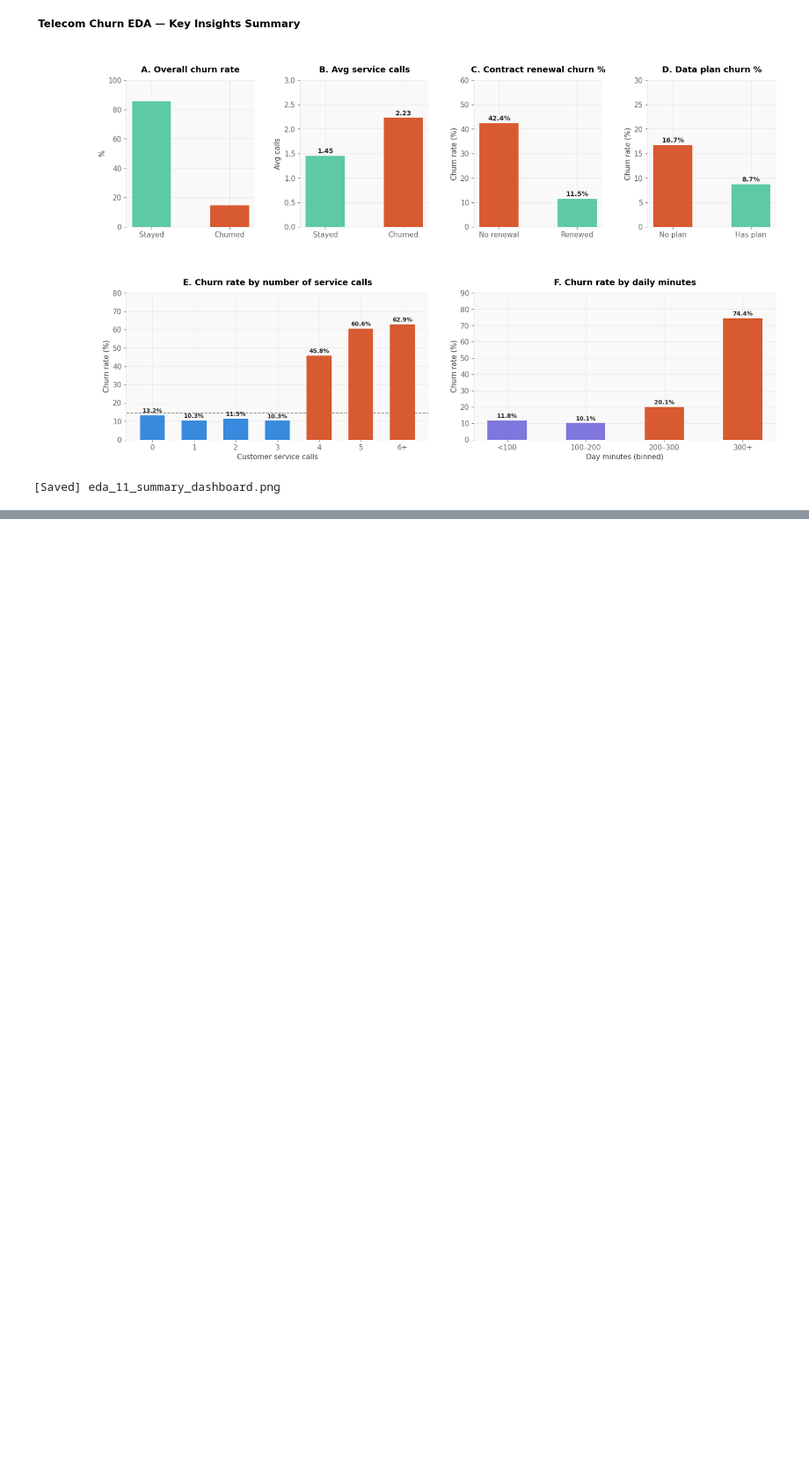
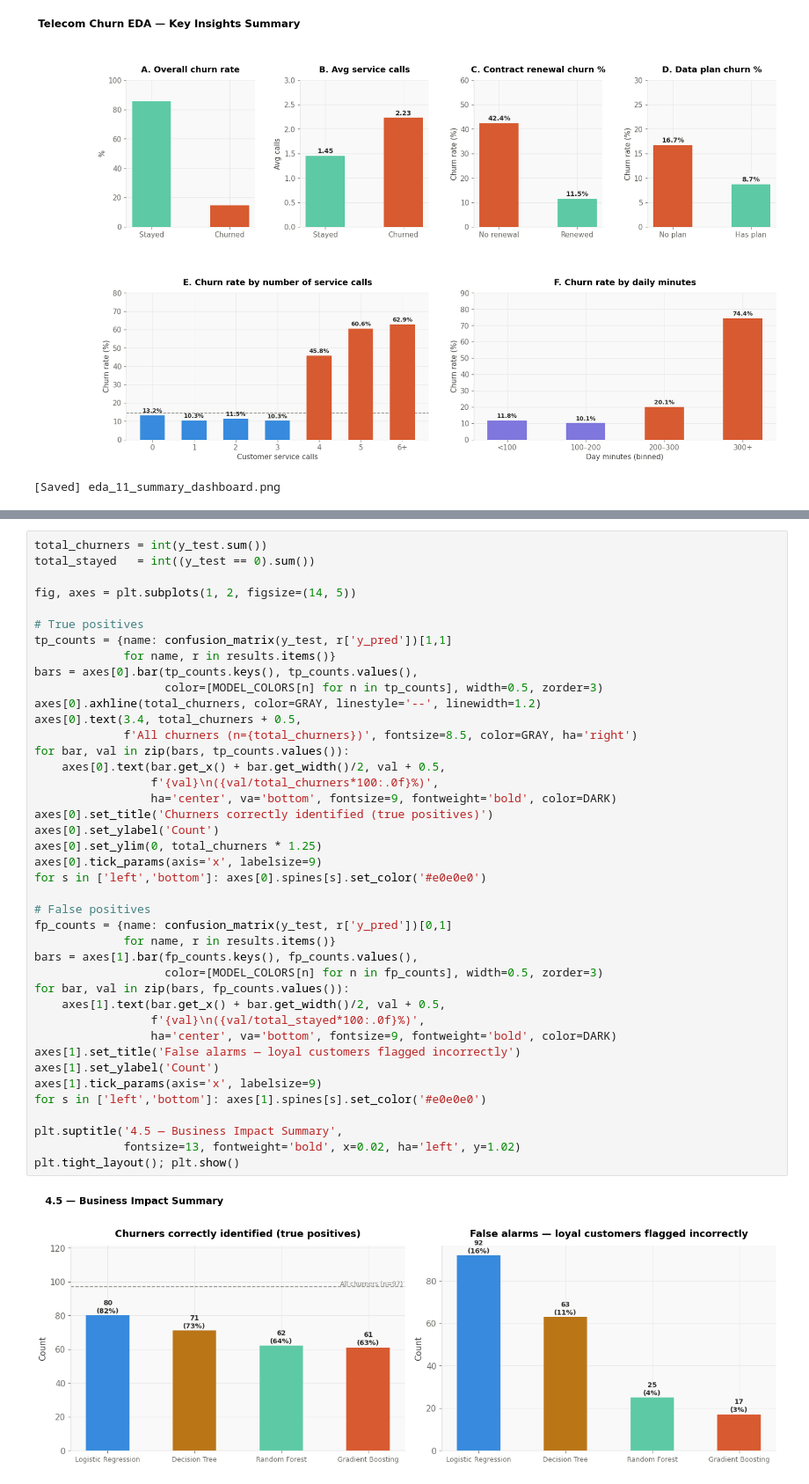
Before and after one commit to nkosimate/CustomerChurnPrediction, a Jupyter notebook: Churn.ipynb, the cells around one changed output, grey strips where cells are left out. Shown at 88% size. Drawn from its saved outputs; the diff is of its cells as text; blank space fills up the shorter version.

```diff
--- a/Churn.ipynb
+++ b/Churn.ipynb
@@ -581,0 +1047,43 @@ All charts saved. EDA complete.
+# %%
+total_churners = int(y_test.sum())
+total_stayed   = int((y_test == 0).sum())
+
+fig, axes = plt.subplots(1, 2, figsize=(14, 5))
+
+# True positives
+tp_counts = {name: confusion_matrix(y_test, r['y_pred'])[1,1]
+             for name, r in results.items()}
+bars = axes[0].bar(tp_counts.keys(), tp_counts.values(),
+                   color=[MODEL_COLORS[n] for n in tp_counts], width=0.5, zorder=3)
+axes[0].axhline(total_churners, color=GRAY, linestyle='--', linewidth=1.2)
+axes[0].text(3.4, total_churners + 0.5,
+             f'All churners (n={total_churners})', fontsize=8.5, color=GRAY, ha='right')
+for bar, val in zip(bars, tp_counts.values()):
+    axes[0].text(bar.get_x() + bar.get_width()/2, val + 0.5,
+                 f'{val}\n({val/total_churners*100:.0f}%)',
+                 ha='center', va='bottom', fontsize=9, fontweight='bold', color=DARK)
+axes[0].set_title('Churners correctly identified (true positives)')
+axes[0].set_ylabel('Count')
+axes[0].set_ylim(0, total_churners * 1.25)
+axes[0].tick_params(axis='x', labelsize=9)
+for s in ['left','bottom']: axes[0].spines[s].set_color('#e0e0e0')
+
+# False positives
+fp_counts = {name: confusion_matrix(y_test, r['y_pred'])[0,1]
+             for name, r in results.items()}
+bars = axes[1].bar(fp_counts.keys(), fp_counts.values(),
+                   color=[MODEL_COLORS[n] for n in fp_counts], width=0.5, zorder=3)
+for bar, val in zip(bars, fp_counts.values()):
+    axes[1].text(bar.get_x() + bar.get_width()/2, val + 0.5,
+                 f'{val}\n({val/total_stayed*100:.0f}%)',
+                 ha='center', va='bottom', fontsize=9, fontweight='bold', color=DARK)
+axes[1].set_title('False alarms — loyal customers flagged incorrectly')
+axes[1].set_ylabel('Count')
+axes[1].tick_params(axis='x', labelsize=9)
+for s in ['left','bottom']: axes[1].spines[s].set_color('#e0e0e0')
+
+plt.suptitle('4.5 — Business Impact Summary',
+             fontsize=13, fontweight='bold', x=0.02, ha='left', y=1.02)
+plt.tight_layout(); plt.show()
+# %% [output]
+[figure, added]
```
Also changed, not shown: parts of 24 cells of this notebook.
